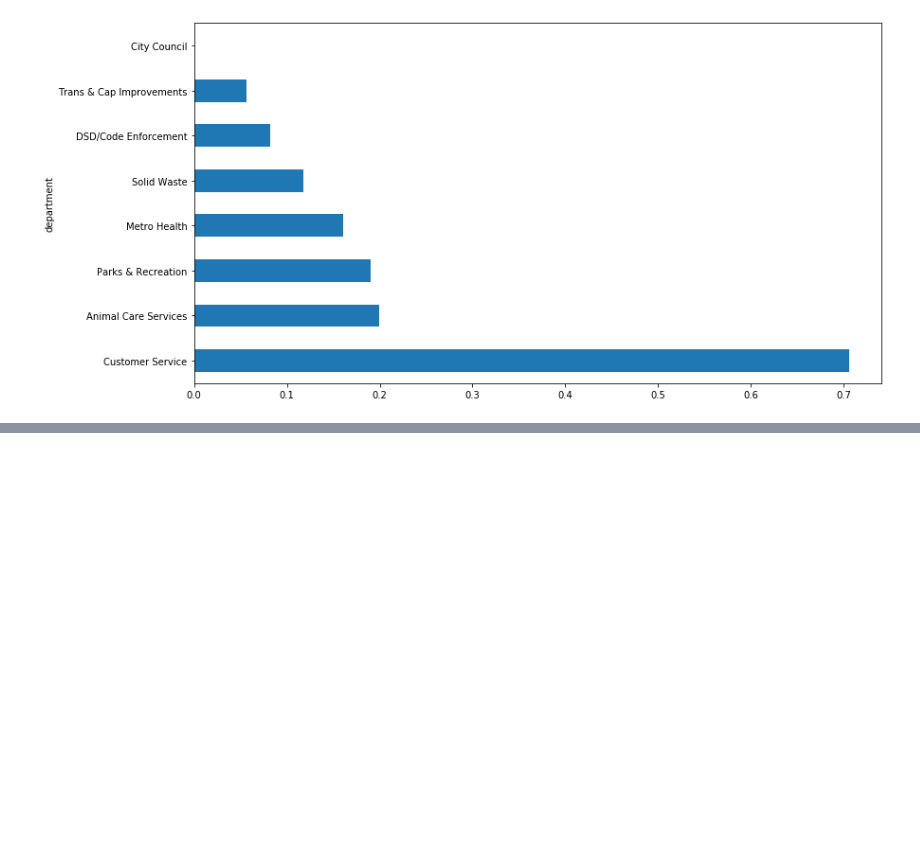
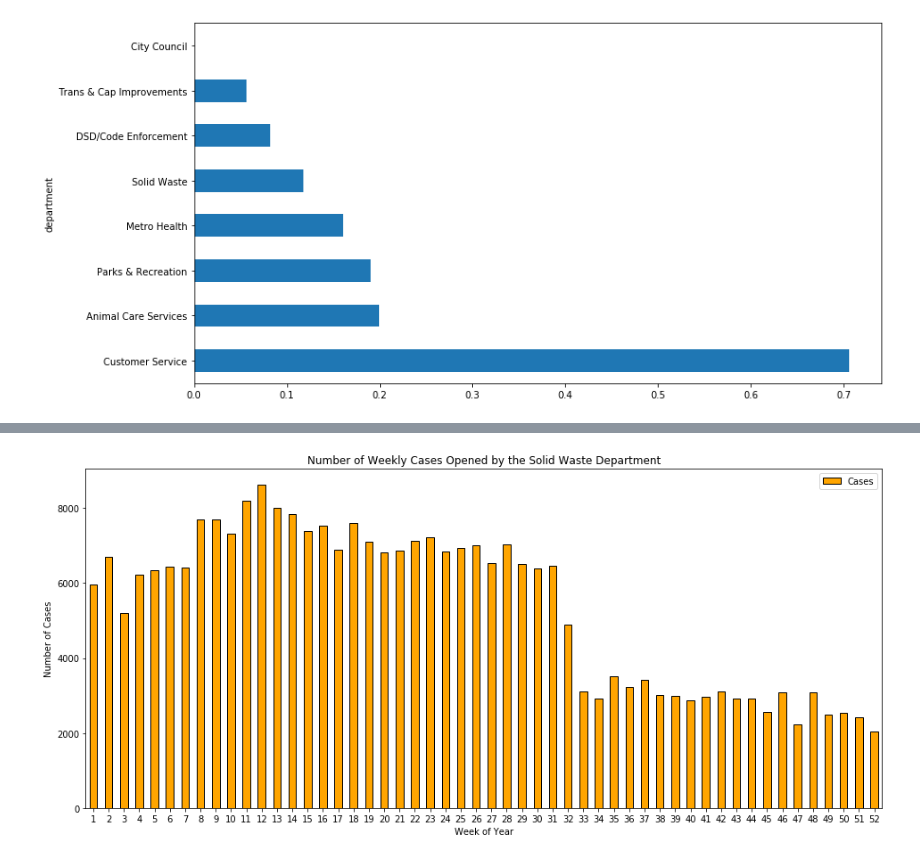
Before and after one commit to Promeos/spark-exercises, a Jupyter notebook: explore.ipynb, the cells around one changed output, grey strips where cells are left out. Cells and saved outputs as stored; diff of their text form; code cells hidden in the pictures; blank space fills up the shorter version.

```diff
--- a/explore.ipynb
+++ b/explore.ipynb
@@ -196,0 +416,9 @@ df_department_pct_late_cases
+# %%
+solid_waste_weekly_requests = (
+    df.filter(col('department') == 'Solid Waste')
+        .select(weekofyear(col('case_opened_date')).alias('request_week_of_year'))
+        .groupby('request_week_of_year')
+        .count()
+        .withColumnRenamed('count', 'Cases')
+        .sort('request_week_of_year')
+)
@@ -196,0 +438,14 @@ df_department_pct_late_cases
+# %%
+(
+    solid_waste_weekly_requests
+    .toPandas().set_index('request_week_of_year')
+    .plot.bar(figsize=(16, 7),
+              rot=0,
+              color='orange',
+              ec='black'),
+    plt.title('Number of Weekly Cases Opened by the Solid Waste Department'),
+    plt.xlabel('Week of Year'),
+    plt.ylabel('Number of Cases')
+);
+# %% [output]
+[figure, added]
```
Also changed, not shown: parts of 23 cells of this notebook.
